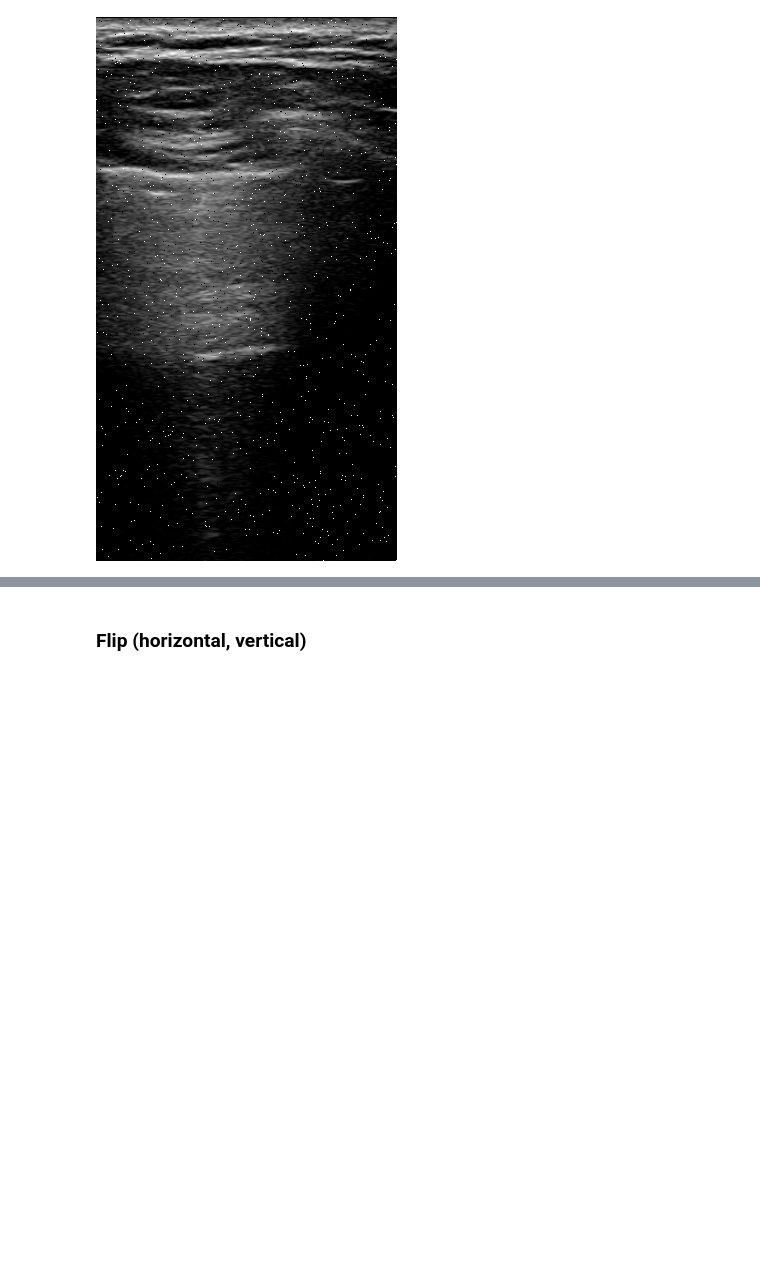
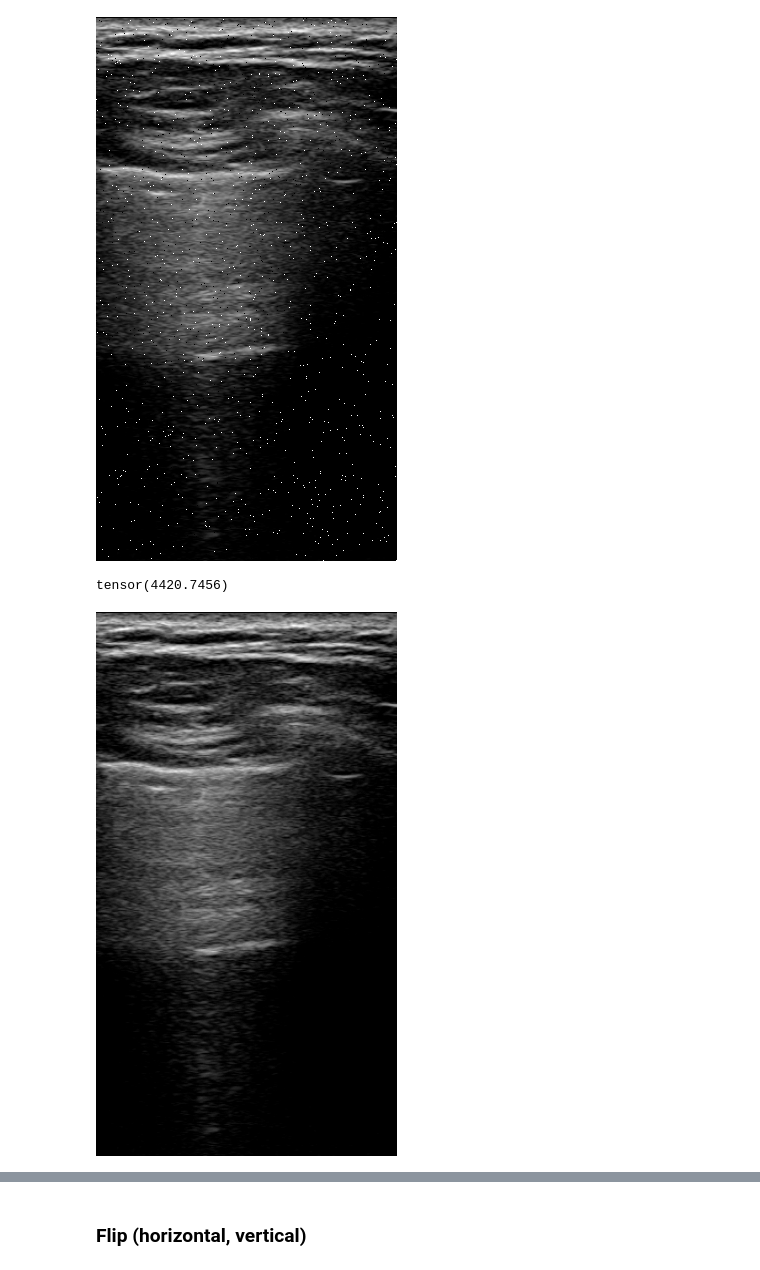
Before and after one commit to Asthera/Bachelor, a Jupyter notebook: CrossValidation/testing/methods.ipynb, the cells around one changed output, grey strips where cells are left out. Saved outputs shown, nothing was run; the diff lists cells and outputs as text; code cells hidden in the pictures; blank space fills up the shorter version.

```diff
--- a/CrossValidation/testing/methods.ipynb
+++ b/CrossValidation/testing/methods.ipynb
@@ -151,3 +171,20 @@ transformed_image = transform(image)
 T.ToPILImage()(transformed_image)
 # %% [output]
 [figure]
+# %%
+# std = 0.01, 0.1
+transform = MT.RandGaussianNoise(prob=1.0, mean=0, std=0.001)
+RandGaussianNoise =3
+RandGaussianNoise
+
+
+
+diff = torch.sum(image - transformed_image)
+print(diff)
+
+transformed_image = transform(image)
+
+T.ToPILImage()(transformed_image)
+# %% [output]
+tensor(4420.7456)
+[figure, added]
```
Also changed, not shown: parts of 33 cells of this notebook, 9 other files.
